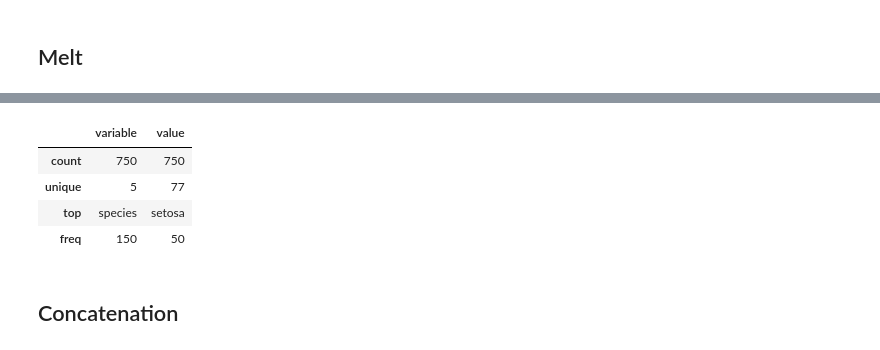
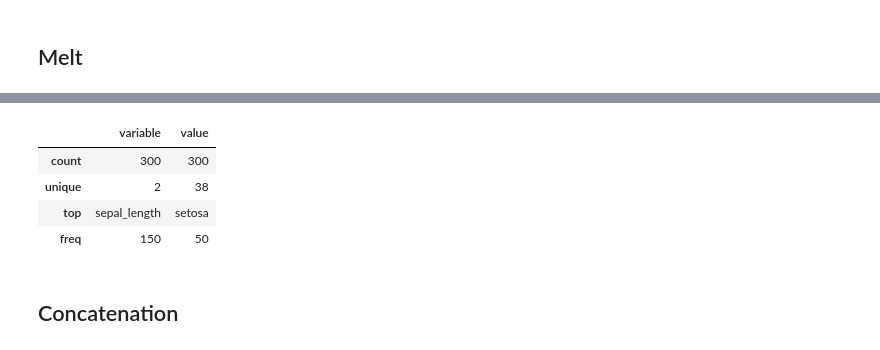
Before and after one commit to epikjjh/Pandas-Cheat-Sheet, a Jupyter notebook: Reshaping Data.ipynb, the cells around one changed output, grey strips where cells are left out. Drawn from its saved outputs; the diff is of its cells as text; code cells hidden in the pictures.

```diff
--- a/Reshaping Data.ipynb
+++ b/Reshaping Data.ipynb
@@ -21,10 +39,10 @@ pd.melt(df).head()
 # %%
-pd.melt(df).describe()
+pd.melt(df, value_vars=['sepal_length', 'species']).describe()
 # %% [output]
 |  | variable | value |
-| count | 750 | 750 |
-| unique | 5 | 77 |
-| top | species | setosa |
+| count | 300 | 300 |
+| unique | 2 | 38 |
+| top | sepal_length | setosa |
 | freq | 150 | 50 |
 # %% [markdown]
 ## Concatenation
```
Also changed, not shown: parts of 33 cells of this notebook, 1 other file.
